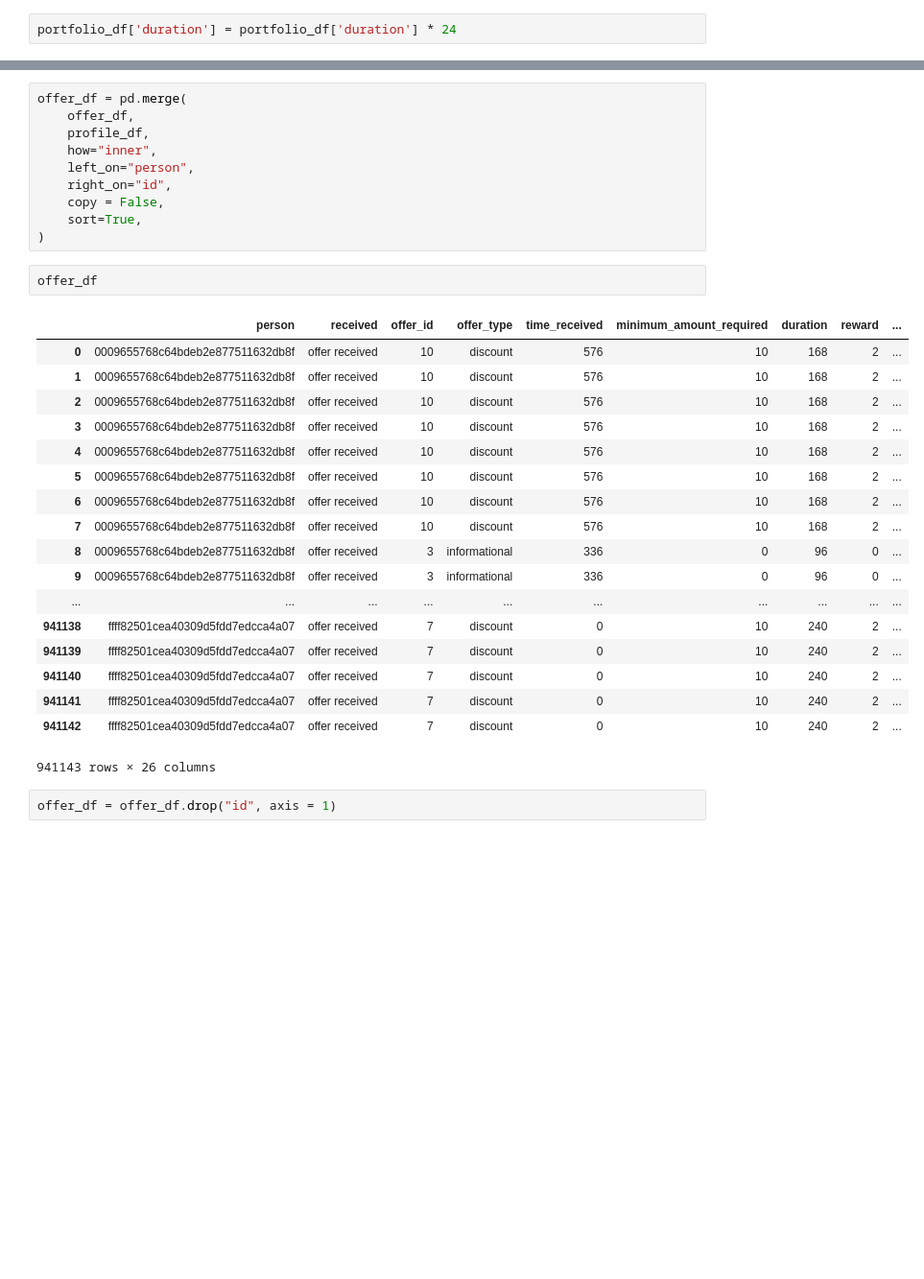
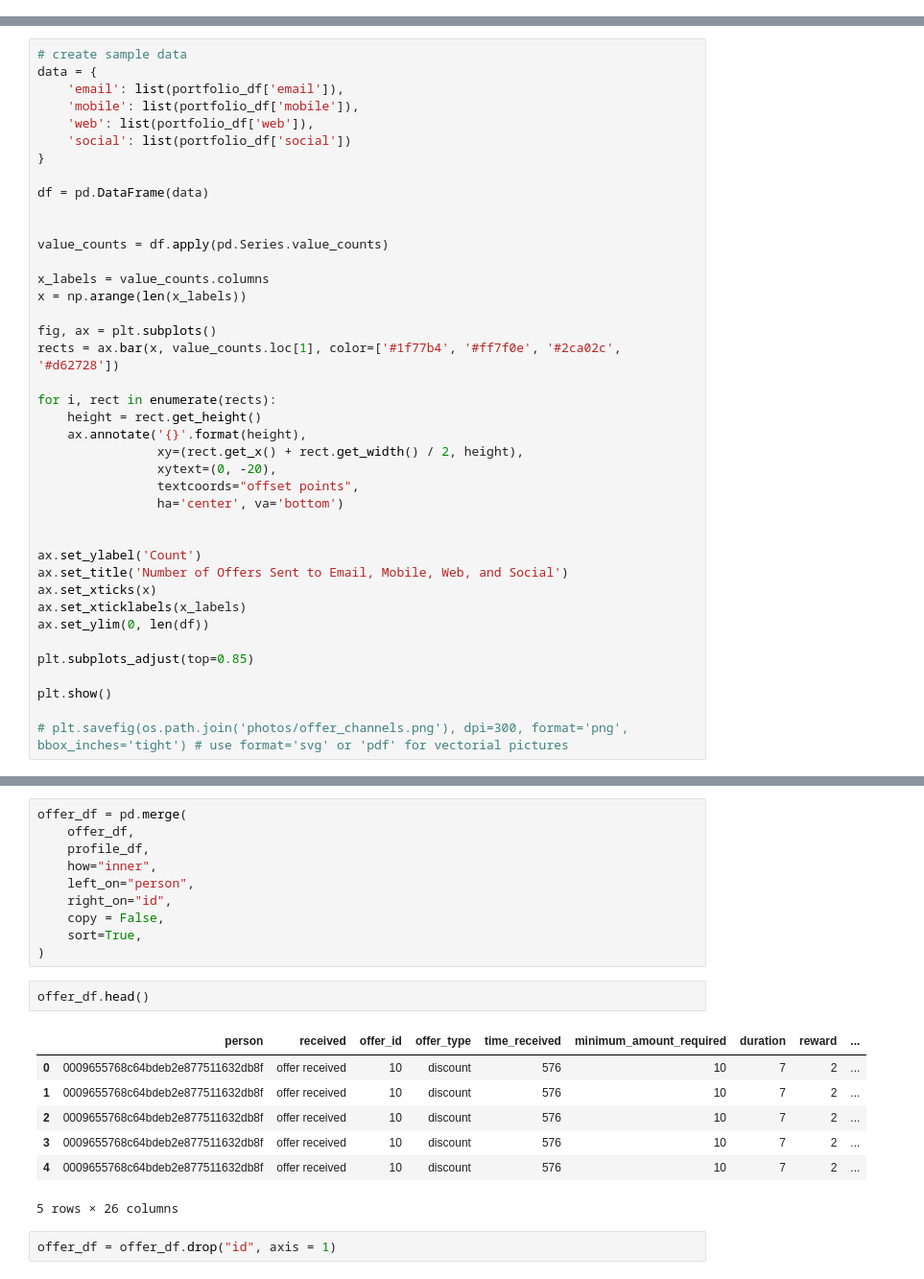
Before and after one commit to ShantiRoseCodes/aws_mle_capstone_project, a Jupyter notebook: Starbucks Capstone Initial Exploration & ETL.ipynb, the cells around one changed output, grey strips where cells are left out. Shown: that part at 96% size. Drawn from its saved outputs; the diff is of its cells as text; blank space fills up the shorter version.

```diff
--- a/Starbucks Capstone Initial Exploration & ETL.ipynb
+++ b/Starbucks Capstone Initial Exploration & ETL.ipynb
@@ -200,3 +178 @@ portfolio_df
-# %%
-portfolio_df['duration'] = portfolio_df['duration'] * 24
 # %%
@@ -233,0 +254,40 @@ array([[<AxesSubplot:title={'center':'difficulty'}>,
+# %%
+# create sample data
+data = {
+    'email': list(portfolio_df['email']),
+    'mobile': list(portfolio_df['mobile']),
+    'web': list(portfolio_df['web']),
+    'social': list(portfolio_df['social'])
+}
+
+df = pd.DataFrame(data)
+
+
+value_counts = df.apply(pd.Series.value_counts)
+
+x_labels = value_counts.columns
+x = np.arange(len(x_labels))
+
+fig, ax = plt.subplots()
+rects = ax.bar(x, value_counts.loc[1], color=['#1f77b4', '#ff7f0e', '#2ca02c', '#d62728'])
+
+for i, rect in enumerate(rects):
+    height = rect.get_height()
+    ax.annotate('{}'.format(height),
+                xy=(rect.get_x() + rect.get_width() / 2, height),
+                xytext=(0, -20),
+                textcoords="offset points",
+                ha='center', va='bottom')
+
+
+ax.set_ylabel('Count')
+ax.set_title('Number of Offers Sent to Email, Mobile, Web, and Social')
+ax.set_xticks(x)
+ax.set_xticklabels(x_labels)
+ax.set_ylim(0, len(df))
+
+plt.subplots_adjust(top=0.85)
+
+plt.show()
+
+# plt.savefig(os.path.join('photos/offer_channels.png'), dpi=300, format='png', bbox_inches='tight') # use format='svg' or 'pdf' for vectorial pictures
@@ -723,26 +748,15 @@ offer_df = pd.merge(
     sort=True,
 )
 # %%
-offer_df
+offer_df.head()
 # %% [output]
 |  | person | received | offer_id | offer_type | time_received | minimum_amount_required | duration | reward | ... |
-| 0 | 0009655768c64bdeb2e877511632db8f | offer received | 10 | discount | 576 | 10 | 168 | 2 | ... |
-| 1 | 0009655768c64bdeb2e877511632db8f | offer received | 10 | discount | 576 | 10 | 168 | 2 | ... |
-| 2 | 0009655768c64bdeb2e877511632db8f | offer received | 10 | discount | 576 | 10 | 168 | 2 | ... |
-| 3 | 0009655768c64bdeb2e877511632db8f | offer received | 10 | discount | 576 | 10 | 168 | 2 | ... |
-| 4 | 0009655768c64bdeb2e877511632db8f | offer received | 10 | discount | 576 | 10 | 168 | 2 | ... |
-| 5 | 0009655768c64bdeb2e877511632db8f | offer received | 10 | discount | 576 | 10 | 168 | 2 | ... |
-| 6 | 0009655768c64bdeb2e877511632db8f | offer received | 10 | discount | 576 | 10 | 168 | 2 | ... |
-| 7 | 0009655768c64bdeb2e877511632db8f | offer received | 10 | discount | 576 | 10 | 168 | 2 | ... |
-| 8 | 0009655768c64bdeb2e877511632db8f | offer received | 3 | informational | 336 | 0 | 96 | 0 | ... |
-| 9 | 0009655768c64bdeb2e877511632db8f | offer received | 3 | informational | 336 | 0 | 96 | 0 | ... |
-| ... | ... | ... | ... | ... | ... | ... | ... | ... | ... |
-| 941138 | ffff82501cea40309d5fdd7edcca4a07 | offer received | 7 | discount | 0 | 10 | 240 | 2 | ... |
-| 941139 | ffff82501cea40309d5fdd7edcca4a07 | offer received | 7 | discount | 0 | 10 | 240 | 2 | ... |
-| 941140 | ffff82501cea40309d5fdd7edcca4a07 | offer received | 7 | discount | 0 | 10 | 240 | 2 | ... |
-| 941141 | ffff82501cea40309d5fdd7edcca4a07 | offer received | 7 | discount | 0 | 10 | 240 | 2 | ... |
-| 941142 | ffff82501cea40309d5fdd7edcca4a07 | offer received | 7 | discount | 0 | 10 | 240 | 2 | ... |
+| 0 | 0009655768c64bdeb2e877511632db8f | offer received | 10 | discount | 576 | 10 | 7 | 2 | ... |
+| 1 | 0009655768c64bdeb2e877511632db8f | offer received | 10 | discount | 576 | 10 | 7 | 2 | ... |
+| 2 | 0009655768c64bdeb2e877511632db8f | offer received | 10 | discount | 576 | 10 | 7 | 2 | ... |
+| 3 | 0009655768c64bdeb2e877511632db8f | offer received | 10 | discount | 576 | 10 | 7 | 2 | ... |
+| 4 | 0009655768c64bdeb2e877511632db8f | offer received | 10 | discount | 576 | 10 | 7 | 2 | ... |
-941143 rows × 26 columns
+5 rows × 26 columns
 # %%
 offer_df = offer_df.drop("id", axis = 1)
 # %%
```
Also changed, not shown: parts of 68 cells of this notebook.
